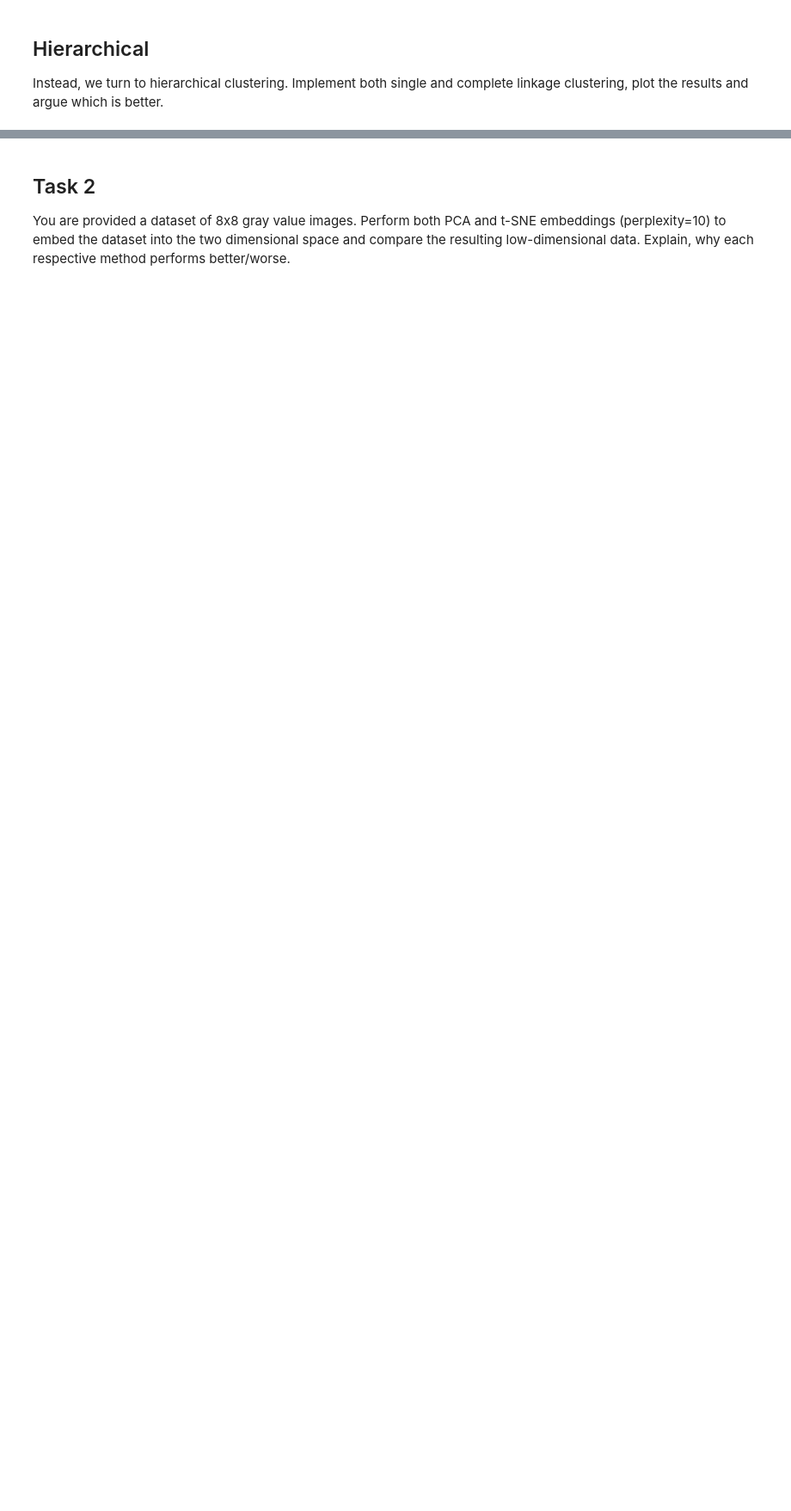
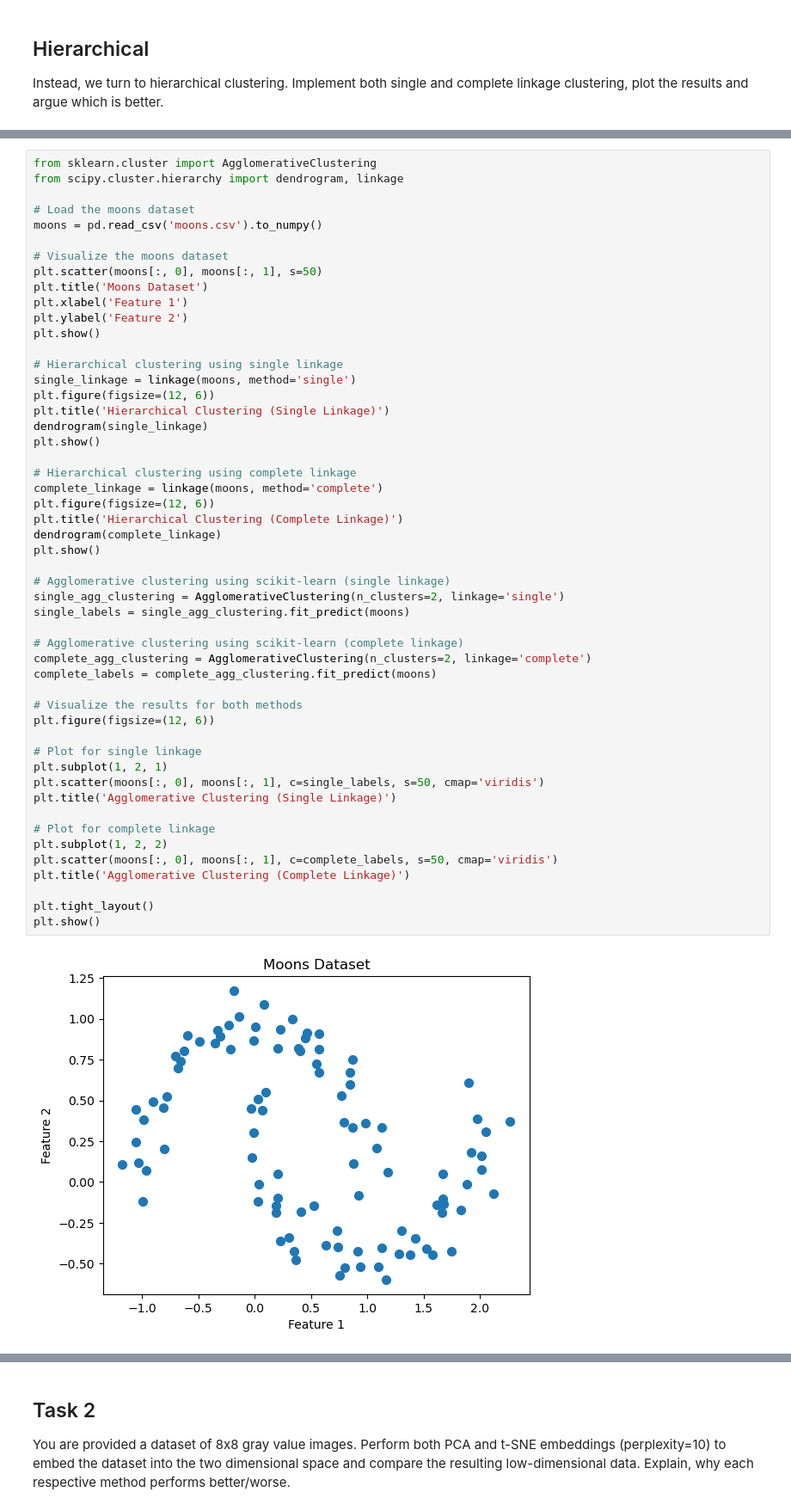
Before and after one commit to enorenio/hws_ws23, a Jupyter notebook: eml_hw_5/practical_assignment.ipynb, the cells around one changed output, grey strips where cells are left out. Shown at 86% size. Saved outputs shown, nothing was run; the diff lists cells and outputs as text; blank space fills up the shorter version.

```diff
--- a/eml_hw_5/practical_assignment.ipynb
+++ b/eml_hw_5/practical_assignment.ipynb
@@ -102,0 +162,53 @@ from sklearn.cluster import AgglomerativeClustering
+# %%
+from sklearn.cluster import AgglomerativeClustering
+from scipy.cluster.hierarchy import dendrogram, linkage
+
+# Load the moons dataset
+moons = pd.read_csv('moons.csv').to_numpy()
+
+# Visualize the moons dataset
+plt.scatter(moons[:, 0], moons[:, 1], s=50)
+plt.title('Moons Dataset')
+plt.xlabel('Feature 1')
+plt.ylabel('Feature 2')
+plt.show()
+
+# Hierarchical clustering using single linkage
+single_linkage = linkage(moons, method='single')
+plt.figure(figsize=(12, 6))
+plt.title('Hierarchical Clustering (Single Linkage)')
+dendrogram(single_linkage)
+plt.show()
+
+# Hierarchical clustering using complete linkage
+complete_linkage = linkage(moons, method='complete')
+plt.figure(figsize=(12, 6))
+plt.title('Hierarchical Clustering (Complete Linkage)')
+dendrogram(complete_linkage)
+plt.show()
+
+# Agglomerative clustering using scikit-learn (single linkage)
+single_agg_clustering = AgglomerativeClustering(n_clusters=2, linkage='single')
+single_labels = single_agg_clustering.fit_predict(moons)
+
+# Agglomerative clustering using scikit-learn (complete linkage)
+complete_agg_clustering = AgglomerativeClustering(n_clusters=2, linkage='complete')
+complete_labels = complete_agg_clustering.fit_predict(moons)
+
+# Visualize the results for both methods
+plt.figure(figsize=(12, 6))
+
+# Plot for single linkage
+plt.subplot(1, 2, 1)
+plt.scatter(moons[:, 0], moons[:, 1], c=single_labels, s=50, cmap='viridis')
+plt.title('Agglomerative Clustering (Single Linkage)')
+
+# Plot for complete linkage
+plt.subplot(1, 2, 2)
+plt.scatter(moons[:, 0], moons[:, 1], c=complete_labels, s=50, cmap='viridis')
+plt.title('Agglomerative Clustering (Complete Linkage)')
+
+plt.tight_layout()
+plt.show()
+# %% [output]
+[figure, added]
```
Also changed, not shown: parts of 15 cells of this notebook.
